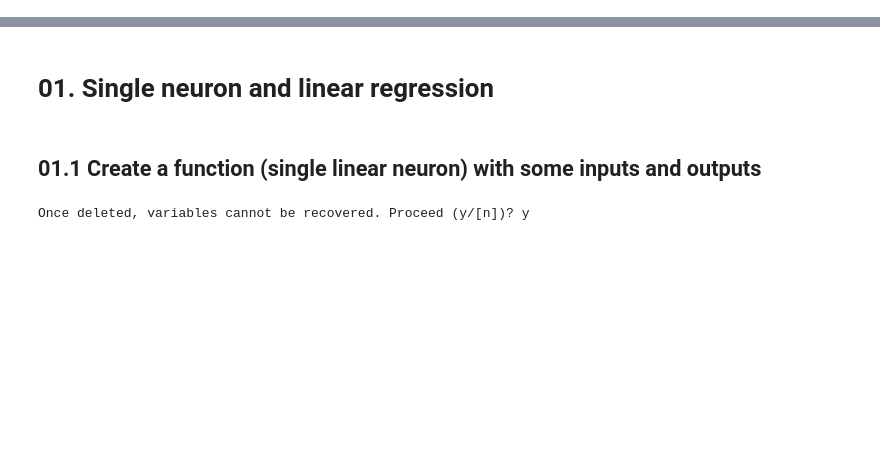
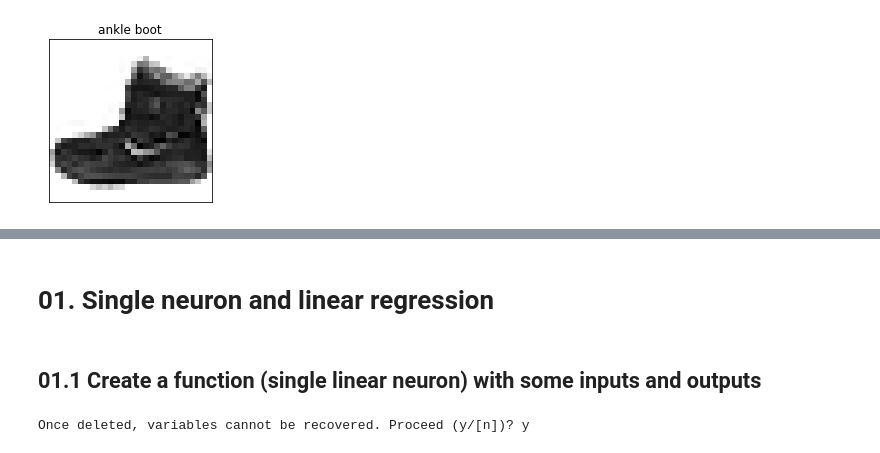
Before and after one commit to zafarrafii/Deep-Learning, a Jupyter notebook: ann.ipynb, the cells around one changed output, grey strips where cells are left out. Drawn from its saved outputs; the diff is of its cells as text; code cells hidden in the pictures; blank space fills up the shorter version.

```diff
--- a/ann.ipynb
+++ b/ann.ipynb
@@ -0,0 +1,24 @@
+# %%
+import numpy as np
+import matplotlib.pyplot as plt
+import tensorflow as tf
+
+mnist_train, mnist_test = tf.keras.datasets.fashion_mnist.load_data()
+# %%
+train_inputs, train_outputs = mnist_train[0], mnist_train[1]
+
+number_inputs = np.shape(train_inputs)[0]
+input_size = np.shape(train_inputs)[1:3]
+
+text_labels = ['t-shirt', 'trouser', 'pullover', 'dress', 'coat', 'sandal', 'shirt', 'sneaker', 'bag', 'ankle boot']
+train_labels = [text_labels[i] for i in train_outputs]
+# %%
+i = 0
+plt.figure(figsize=(3, 3))
+plt.imshow(train_inputs[i, :, :], cmap="binary")
+plt.xticks([])
+plt.yticks([])
+plt.title(train_labels[i])
+plt.show()
+# %% [output]
+[figure, added]
```
Also changed, not shown: parts of 3 cells of this notebook.
